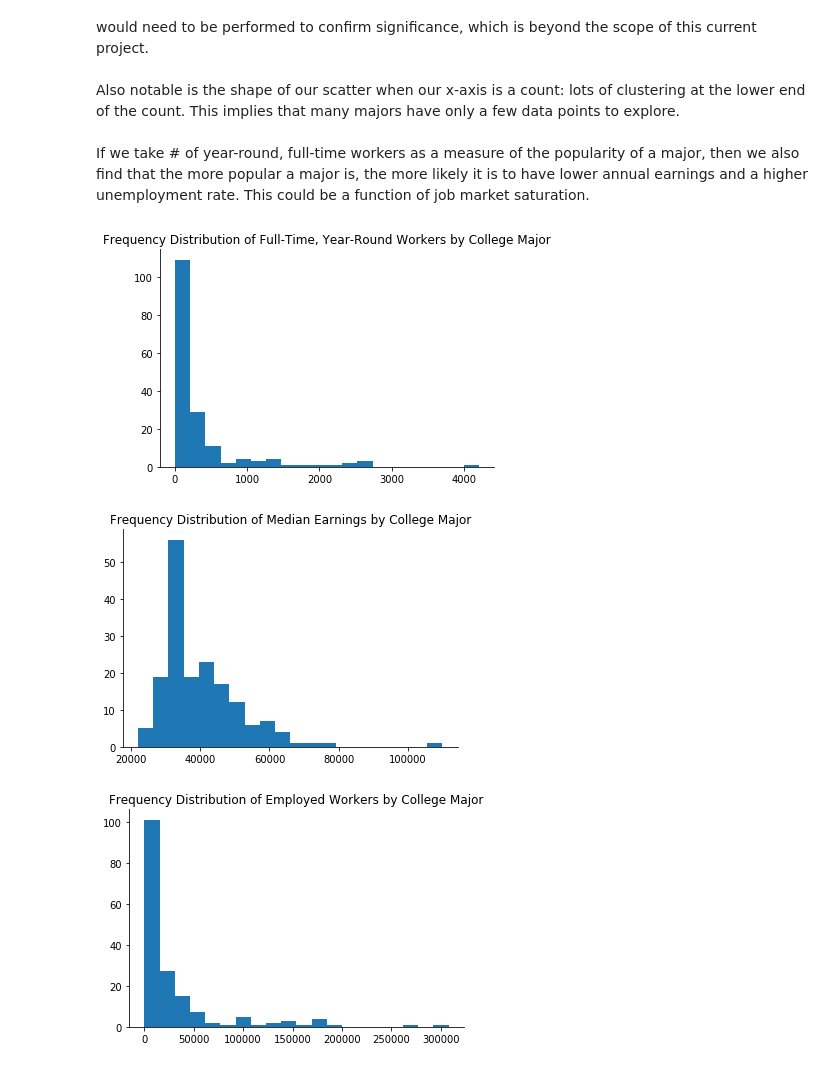
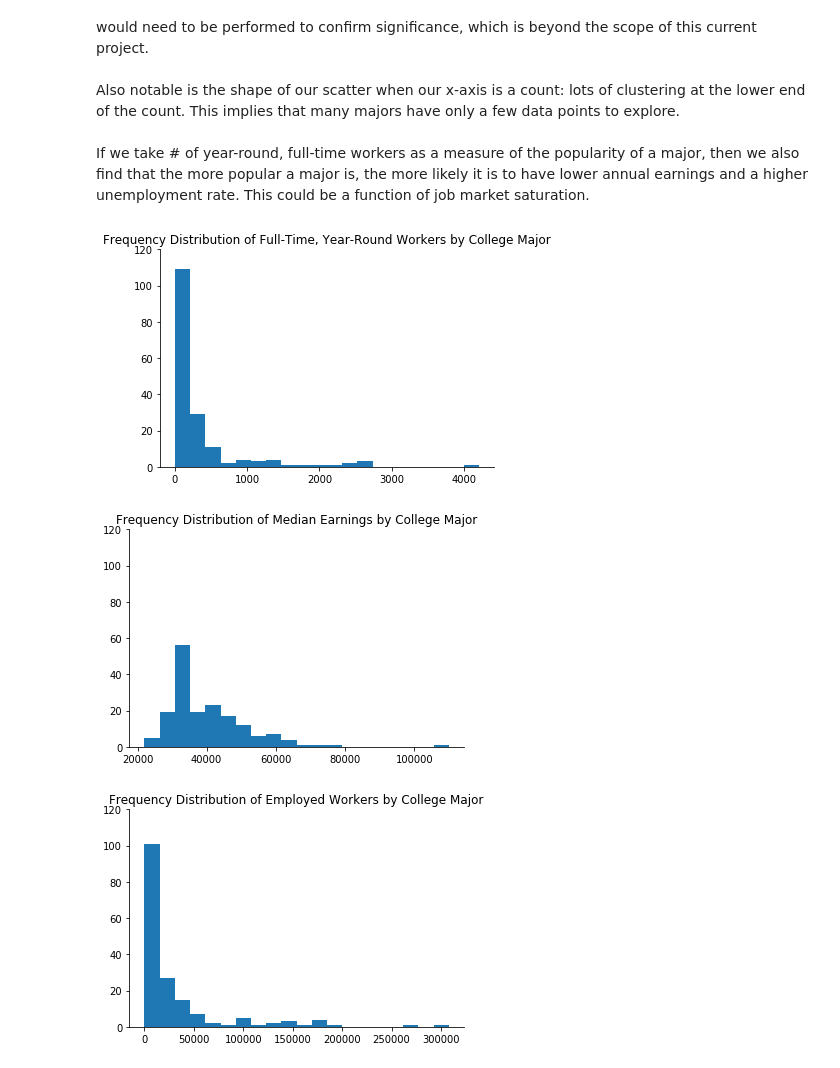
Before and after one commit to annahcasey/dataquest, a Jupyter notebook: data_visualization/Earnings_Based_on_College_Major.ipynb, the cells around one changed output. Cells and saved outputs as stored; diff of their text form; code cells hidden in the pictures.

```diff
--- a/data_visualization/Earnings_Based_on_College_Major.ipynb
+++ b/data_visualization/Earnings_Based_on_College_Major.ipynb
@@ -146,23 +146,32 @@ scatterplotter(recent_grads, 'ShareWomen', 'Median', 'Proportion Women', 'Median
 # %% [markdown]
 While many of our lines of best fit don't have noticeable slopes, our last plot shows a conspicuous decline in annual earnings as a function of proportion of majors that are women. Statistical analyses would need to be performed to confirm significance, which is beyond the scope of this current project.<br> <br>Also notable is the shape of our scatter when our x-axis is a count: lots of clustering at the lower end of the count. This implies that many majors have only a few data points to explore.<br> <br>If we take # of year-round, full-time workers as a measure of the popularity of a major, then we also find that the more popular a major is, the more likely it is to have lower annual earnings and a higher unemployment rate. This could be a function of job market saturation.
 # %%
-def histogrammer (dataframe, series, chart_title):
-    histogram = dataframe.hist(series, bins=20)
+def histogrammer (dataframe, series, chart_title, bin_num, y_limit):
+    histogram = dataframe.hist(series, bins=bin_num)
+#creates a histogram with bin_num number of bins from a series in a dataframe
     ax = plt.gca()
     ax.spines['top'].set_visible(False)
     ax.spines['right'].set_visible(False)
+#removes the top and right spines
     ax.set_title(chart_title)
+#sets the chart title to chart_title
+    ax.set_ylim([0,y_limit])
+#sets the y-limit to y_limit
     ax.grid(False)
+#removes the grid overlay
 # %%
-histogrammer(recent_grads, 'Sample_size', 'Frequency Distribution of Full-Time, Year-Round Workers by College Major')
+histogrammer(recent_grads, 'Sample_size', 'Frequency Distribution of Full-Time, Year-Round Workers by College Major', 20, 120)
+#creates a histogram of [Sample_size] column
 # %% [output]
-[figure, old version]
+[figure, new version]
 # %%
-histogrammer(recent_grads, 'Median', 'Frequency Distribution of Median Earnings by College Major')
+histogrammer(recent_grads, 'Median', 'Frequency Distribution of Median Earnings by College Major', 20, 120)
+#creates a histogram of [Median] column
 # %% [output]
-[figure, old version]
+[figure, new version]
 # %%
-histogrammer(recent_grads, 'Employed', 'Frequency Distribution of Employed Workers by College Major')
+histogrammer(recent_grads, 'Employed', 'Frequency Distribution of Employed Workers by College Major',20, 120)
+#creates a histogram of [Employed] column
 # %% [output]
-[figure, old version]
+[figure, new version]
 # %%
```
Also changed, not shown: parts of 13 cells of this notebook.
